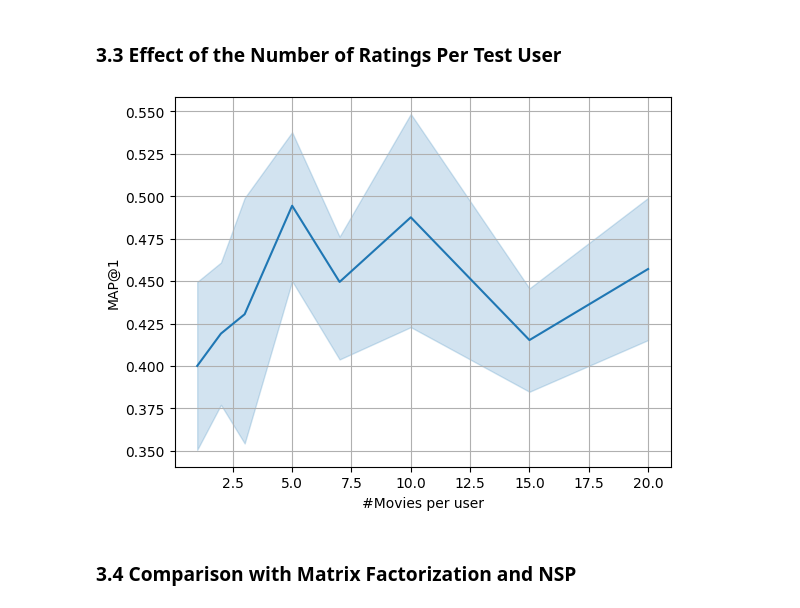
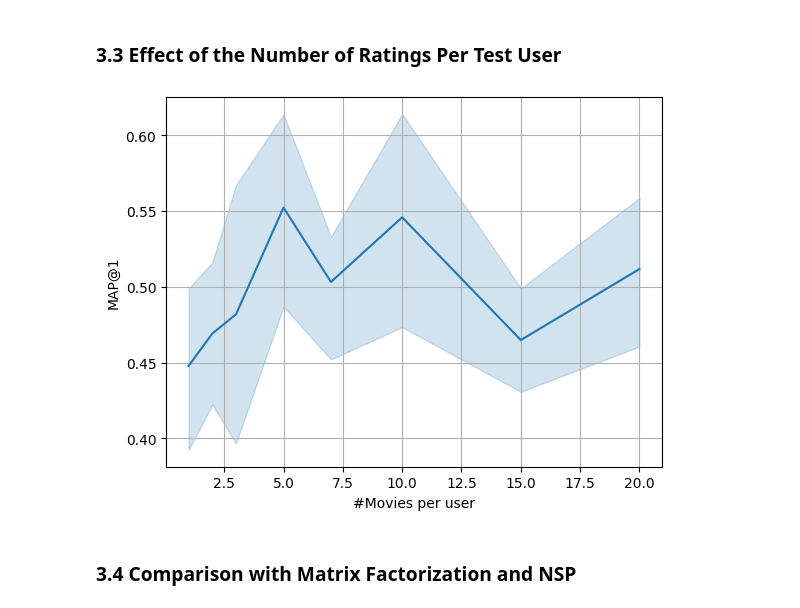
Before and after one commit to JurajkoDS/Exp_Des, a Jupyter notebook: visualisations_markus.ipynb, the cells around one changed output. Cells and saved outputs as stored; diff of their text form; code cells hidden in the pictures.

Commit message:
added the first graph

```diff
--- a/visualisations_markus.ipynb
+++ b/visualisations_markus.ipynb
@@ -86,0 +86,3 @@ data_filtered_prompt_id_0
+# %%
+data_filtered_prompt_id_0_gpt = data_filtered[(data_filtered['prompt_id'] == 0) & (data_filtered['model_type'] == "gpt2")]
+data_filtered_prompt_id_0_gpt
@@ -100,2 +113,2 @@ array(['gpt2', 'gpt2-medium', 'gpt2-large', 'bert-large-uncased',
 # %%
-data_filtered_gpt2['MAP@1'] = data_filtered_gpt2['precision_1'] / data_filtered_gpt2.shape[0] * 100
+data_filtered_prompt_id_0_gpt['MAP@1'] = data_filtered_prompt_id_0_gpt['precision_1'] / data_filtered_prompt_id_0_gpt.shape[0] * 100
@@ -123,11 +171,11 @@ Use prompt_id to get the specific prompt format to create the horizontal bar cha
 # %% [markdown]
 ### 3.3 Effect of the Number of Ratings Per Test User
 # %%
-sns.lineplot(data=data_filtered_gpt2, x="nb_pos", y="MAP@1")
+sns.lineplot(data=data_filtered_prompt_id_0_gpt, x="nb_pos", y="MAP@1")
 plt.xlabel("#Movies per user")
 plt.grid(True)
 # %% [output]
-[figure, old version]
+[figure, new version]
 # %% [markdown]
 ### 3.4 Comparison with Matrix Factorization and NSP
 # %%
```
Also changed, not shown: parts of 11 cells of this notebook.
